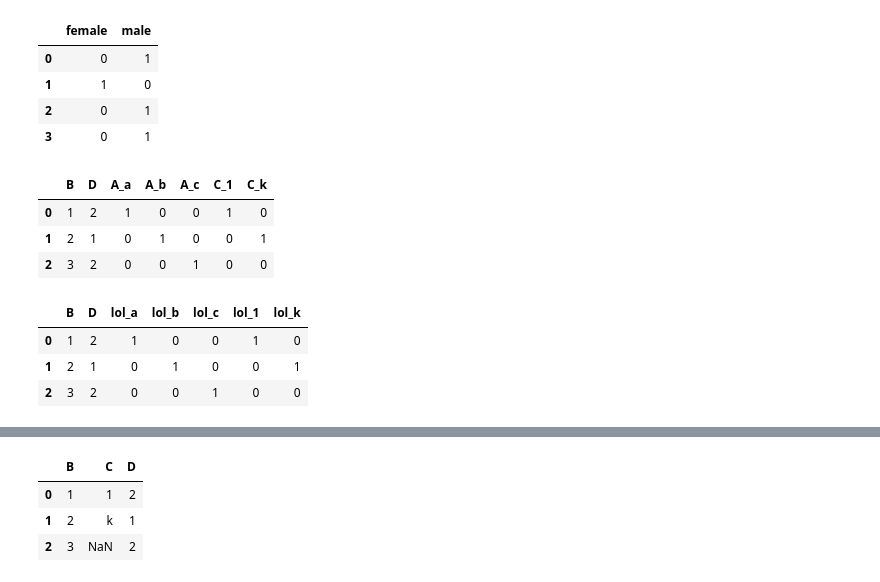
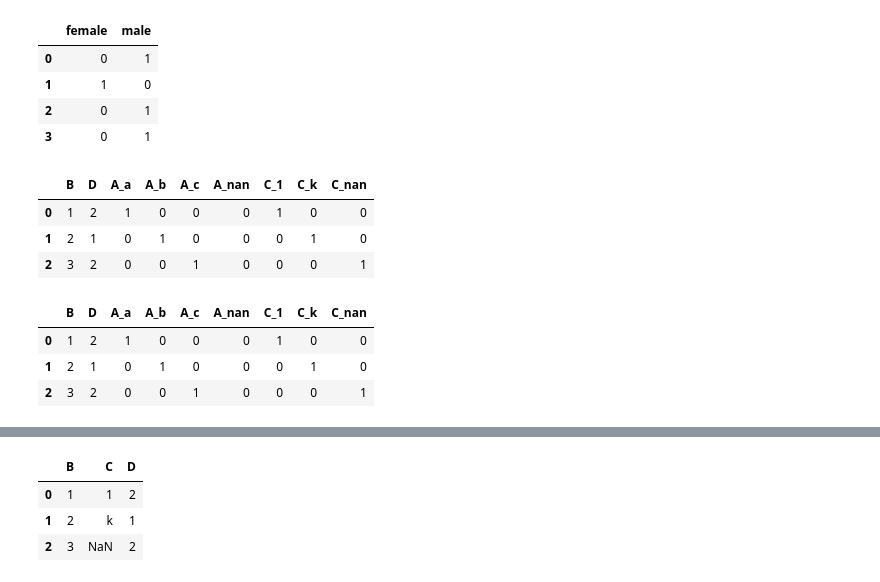
Before and after one commit to Pixelzzz99/get_dummies_implement, a Jupyter notebook: tests.ipynb, the cells around one changed output, grey strips where cells are left out. Saved outputs shown, nothing was run; the diff lists cells and outputs as text; code cells hidden in the pictures.

```diff
--- a/tests.ipynb
+++ b/tests.ipynb
@@ -242,15 +270,15 @@ display(table_my, table_pandas)
 | 3 | 0 | 1 |
 # %%
 df = pd.DataFrame({'A': ['a', 'b', 'c'], 'B': [1, 2, 3], 'C': [1, 'k', np.nan], 'D': [2, 1, 2]})
-table_my = get_dummies(df, prefix='lol')
-table_pandas = pd.get_dummies(df, prefix='lol')
+table_my = get_dummies(df, dummy_na=True,)
+table_pandas = pd.get_dummies(df, dummy_na=True,)
 display(table_my, table_pandas)
 # %% [output]
-|  | B | D | A_a | A_b | A_c | C_1 | C_k |
-| 0 | 1 | 2 | 1 | 0 | 0 | 1 | 0 |
-| 1 | 2 | 1 | 0 | 1 | 0 | 0 | 1 |
-| 2 | 3 | 2 | 0 | 0 | 1 | 0 | 0 |
+|  | B | D | A_a | A_b | A_c | A_nan | C_1 | C_k | C_nan |
+| 0 | 1 | 2 | 1 | 0 | 0 | 0 | 1 | 0 | 0 |
+| 1 | 2 | 1 | 0 | 1 | 0 | 0 | 0 | 1 | 0 |
+| 2 | 3 | 2 | 0 | 0 | 1 | 0 | 0 | 0 | 1 |
-|  | B | D | lol_a | lol_b | lol_c | lol_1 | lol_k |
-| 0 | 1 | 2 | 1 | 0 | 0 | 1 | 0 |
-| 1 | 2 | 1 | 0 | 1 | 0 | 0 | 1 |
-| 2 | 3 | 2 | 0 | 0 | 1 | 0 | 0 |
+|  | B | D | A_a | A_b | A_c | A_nan | C_1 | C_k | C_nan |
+| 0 | 1 | 2 | 1 | 0 | 0 | 0 | 1 | 0 | 0 |
+| 1 | 2 | 1 | 0 | 1 | 0 | 0 | 0 | 1 | 0 |
+| 2 | 3 | 2 | 0 | 0 | 1 | 0 | 0 | 0 | 1 |
```
Also changed, not shown: parts of 4 cells of this notebook, 1 other file.
